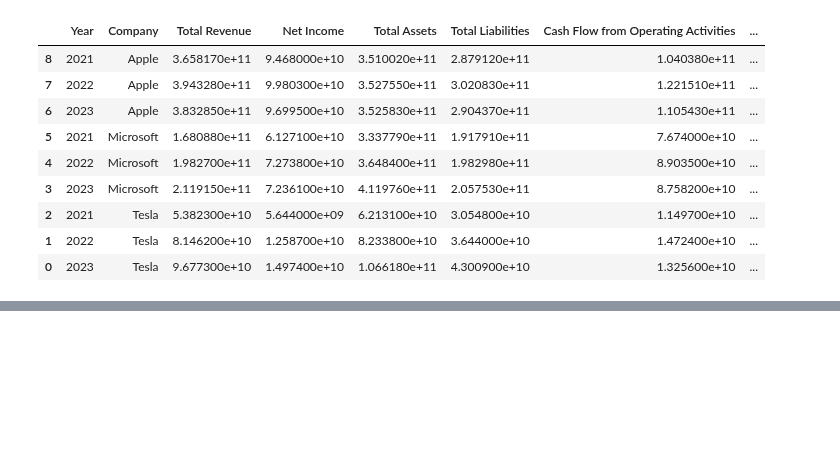
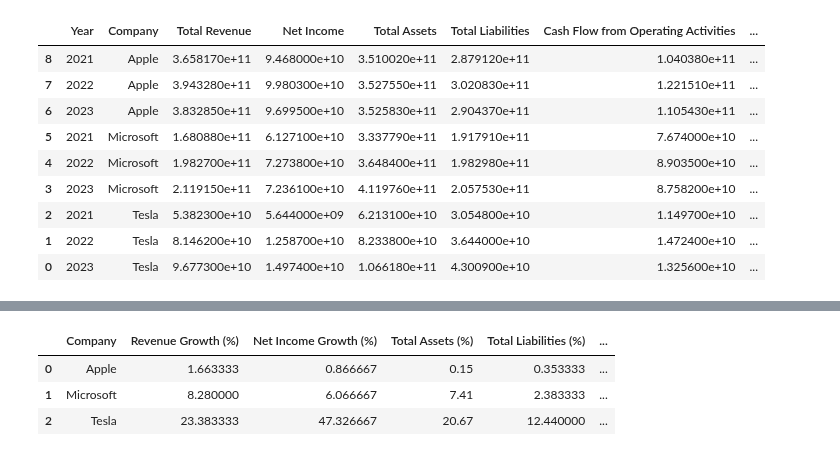
Before and after one commit to anna062003/BCG_GenAI, a Jupyter notebook: SEC_Data_Analysis.ipynb, the cells around one changed output, grey strips where cells are left out. Drawn from its saved outputs; the diff is of its cells as text; code cells hidden in the pictures; blank space fills up the shorter version.

```diff
--- a/SEC_Data_Analysis.ipynb
+++ b/SEC_Data_Analysis.ipynb
@@ -83,3 +83,6 @@ df[:9]
 | 2 | 2021 | Tesla | 5.382300e+10 | 5.644000e+09 | 6.213100e+10 | 3.054800e+10 | 1.149700e+10 | ... |
 | 1 | 2022 | Tesla | 8.146200e+10 | 1.258700e+10 | 8.233800e+10 | 3.644000e+10 | 1.472400e+10 | ... |
 | 0 | 2023 | Tesla | 9.677300e+10 | 1.497400e+10 | 1.066180e+11 | 4.300900e+10 | 1.325600e+10 | ... |
+# %%
+df.fillna(0, inplace = True)
+df[:9]
@@ -86,2 +100,17 @@ df[:9]
+# %%
+Summary_company = df.groupby('Company').agg({
+    'Revenue Growth (%)': 'mean',
+    'Net Income Growth (%)' : 'mean',
+    'Total Assets (%)' : 'mean',
+    'Total Liabilities (%)': 'mean',
+    'Cash Flow from Operating Activities (%)': 'mean'
+}).reset_index()
+
+Summary_company.head()
+# %% [output]
+|  | Company | Revenue Growth (%) | Net Income Growth (%) | Total Assets (%) | Total Liabilities (%) | ... |
+| 0 | Apple | 1.663333 | 0.866667 | 0.15 | 0.353333 | ... |
+| 1 | Microsoft | 8.280000 | 6.066667 | 7.41 | 2.383333 | ... |
+| 2 | Tesla | 23.383333 | 47.326667 | 20.67 | 12.440000 | ... |
 # %% [markdown]
 Summary:
```
Also changed, not shown: parts of 3 cells of this notebook.
